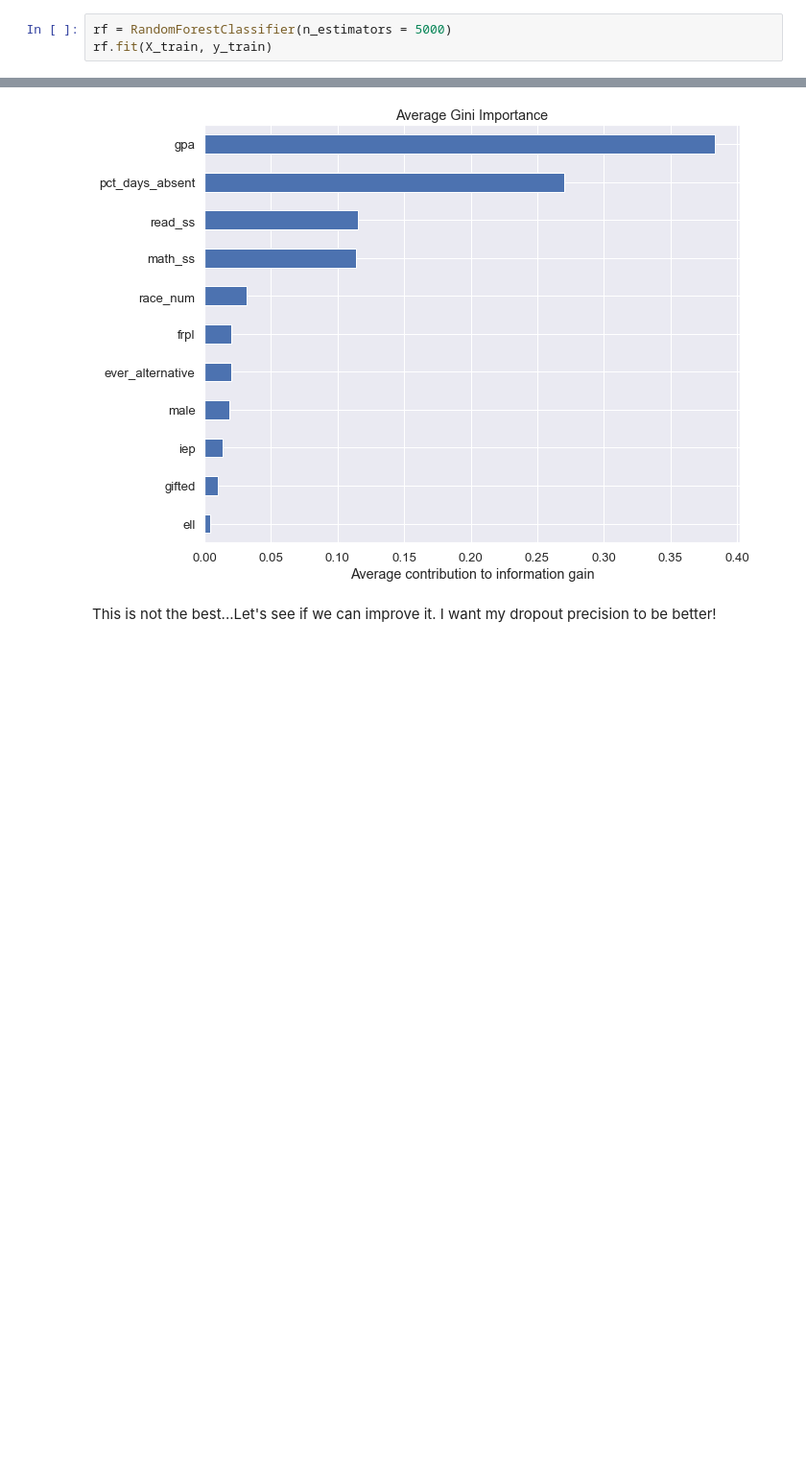
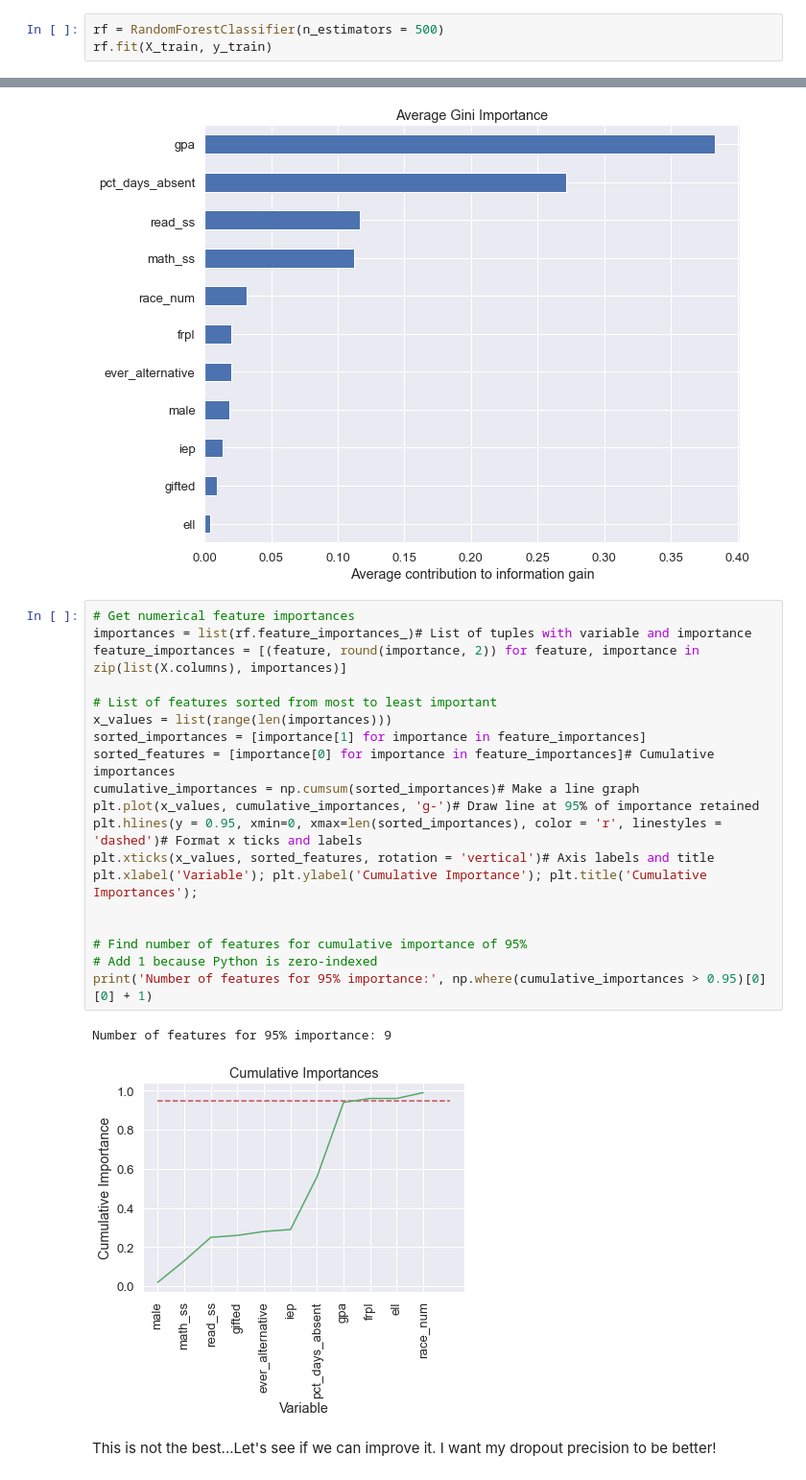
Before and after one commit to smileyfresh/dropout_predicting, a Jupyter notebook: 9th Grade Dropout Predictor.ipynb, the cells around one changed output, grey strips where cells are left out. Shown: that part at 96% size. Drawn from its saved outputs; the diff is of its cells as text; blank space fills up the shorter version.

```diff
--- a/9th Grade Dropout Predictor.ipynb
+++ b/9th Grade Dropout Predictor.ipynb
@@ -76,6 +77,6 @@ X
 # %%
 X_train, X_test, y_train, y_test = train_test_split(X, y, test_size=0.3, random_state=0)
 # %%
-rf = RandomForestClassifier(n_estimators = 5000)
+rf = RandomForestClassifier(n_estimators = 500)
 rf.fit(X_train, y_train)
 # %% [output]
@@ -125,6 +126,28 @@ ax.set_title('Average Gini Importance')
 ax.set_xlabel('Average contribution to information gain');
 # %% [output]
 [figure]
+# %%
+# Get numerical feature importances
+importances = list(rf.feature_importances_)# List of tuples with variable and importance
+feature_importances = [(feature, round(importance, 2)) for feature, importance in zip(list(X.columns), importances)]
+
+# List of features sorted from most to least important
+x_values = list(range(len(importances)))
+sorted_importances = [importance[1] for importance in feature_importances]
+sorted_features = [importance[0] for importance in feature_importances]# Cumulative importances
+cumulative_importances = np.cumsum(sorted_importances)# Make a line graph
+plt.plot(x_values, cumulative_importances, 'g-')# Draw line at 95% of importance retained
+plt.hlines(y = 0.95, xmin=0, xmax=len(sorted_importances), color = 'r', linestyles = 'dashed')# Format x ticks and labels
+plt.xticks(x_values, sorted_features, rotation = 'vertical')# Axis labels and title
+plt.xlabel('Variable'); plt.ylabel('Cumulative Importance'); plt.title('Cumulative Importances');
+
+
+# Find number of features for cumulative importance of 95%
+# Add 1 because Python is zero-indexed
+print('Number of features for 95% importance:', np.where(cumulative_importances > 0.95)[0][0] + 1)
+# %% [output]
+Number of features for 95% importance: 9
+[figure, added]
 # %% [markdown]
 This is not the best...Let's see if we can improve it. I want my dropout precision to be better!
 # %%
```
Also changed, not shown: parts of 21 cells of this notebook, 2 other files.
